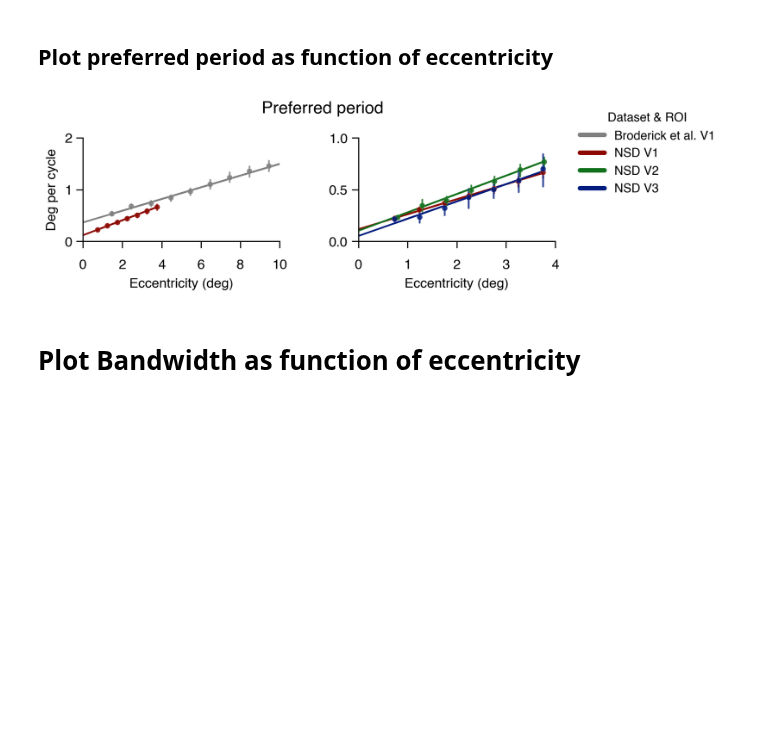
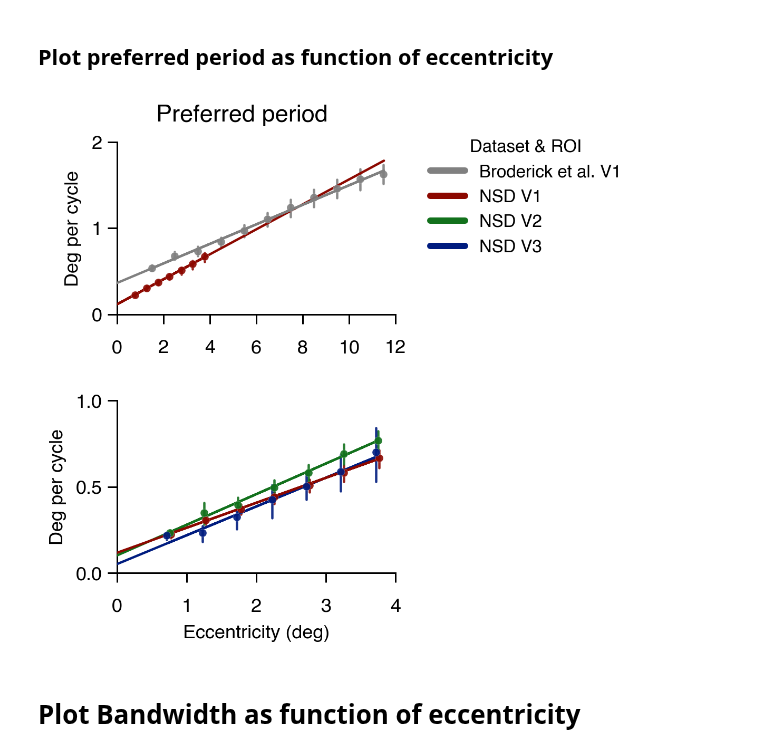
Before and after one commit to JiyeongHa/Spatial-Frequency-Preference_NSDsyn, a Jupyter notebook: notebooks/2.3-plot-tuning-curve-results.ipynb, the cells around one changed output. Cells and saved outputs as stored; diff of their text form; code cells hidden in the pictures; blank space fills up the shorter version.

Commit message:
figure 4 update

```diff
--- a/notebooks/2.3-plot-tuning-curve-results.ipynb
+++ b/notebooks/2.3-plot-tuning-curve-results.ipynb
@@ -231,17 +231,25 @@ vis1D.plot_sf_curves_with_broderick('subj06', nsd_subj_df, nsd_tuning_df, bins_t
 # Plot preferred period as function of eccentricity
 # %% [markdown]
 ## Plot preferred period as function of eccentricity
+# %%
+ecc_max = fit_df.query('dset_type == "Broderick et al. V1"').ecc.max()
+tmp_fit_df = fit_df.query('dset_type == "NSD V1" & goal == "Replication" & ecc == 0')
+coeff = tmp_fit_df['coefficient'].iloc[0].tolist()
+tmp_fit_df['ecc'] = ecc_max
+tmp_fit_df['fitted'] = coeff[0] * ecc_max + coeff[1]
+# %%
+fit_df = pd.concat((fit_df, tmp_fit_df), axis=0)
 # %%
 
 g = vis1D.plot_preferred_period(tuning_with_precision_df, fit_df=fit_df,
-                                col='goal', col_order=['Replication','Extension'],
+                                row='goal', row_order=['Replication','Extension'],
                                 preferred_period='pp', precision='precision', hue='dset_type',
                                 hue_order=['Broderick et al. V1', 'NSD V1','NSD V2','NSD V3'], lgd_title='Dataset & ROI',
                                 pal=roi_pal,
                                 suptitle='Preferred period',
                                 save_path=os.path.join(fig_dir, 'all', 'rep-ext-pperiod_class-avg_lr-0.005_eph-8000_e1-0.5_e2-4_nbin-7_vs-pRFcenter.svg'))
 # %% [output]
-[figure, old version]
+[figure, new version]
 # %% [markdown]
 # Plot Bandwidth as function of eccentricity
 # %%
```
Also changed, not shown: parts of 2 cells of this notebook, 6 other files.
